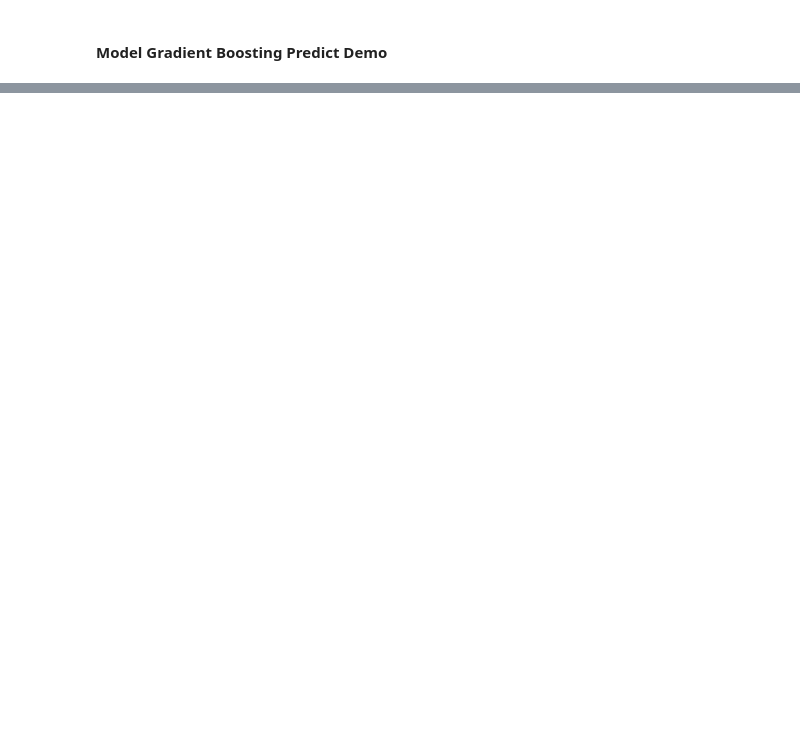
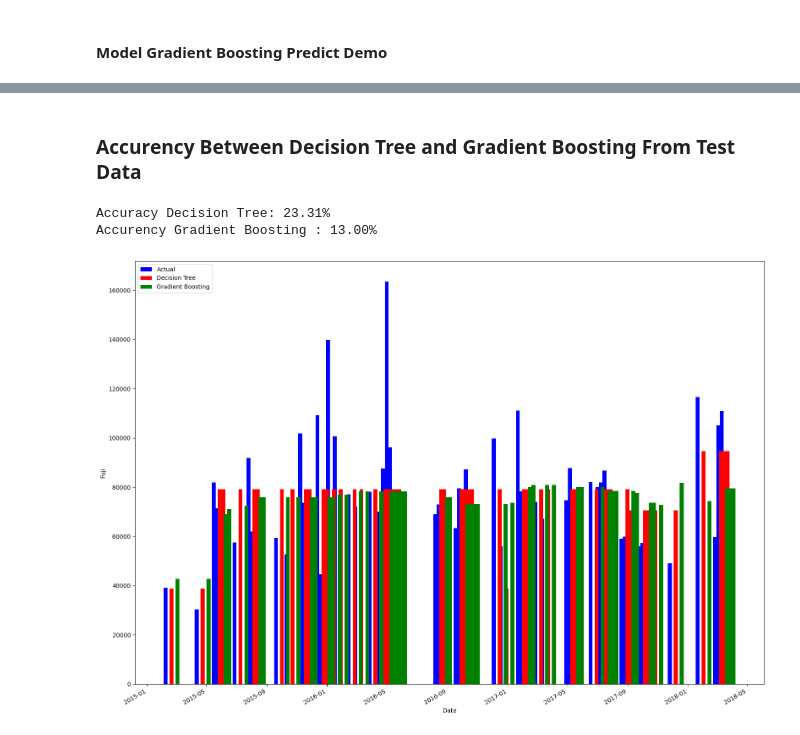
Before and after one commit to Ratchaphon1412/ai-project, a Jupyter notebook: Mini_Project_2_Main.ipynb, the cells around one changed output, grey strips where cells are left out. Cells and saved outputs as stored; diff of their text form; code cells hidden in the pictures; blank space fills up the shorter version.

```diff
--- a/Mini_Project_2_Main.ipynb
+++ b/Mini_Project_2_Main.ipynb
@@ -628,0 +689,4 @@ print(predicted_envi[0])
+# %%
+fuji.set_index('Date', inplace=True)
+fuji.sort_index(ascending=True)
+fuji
@@ -628,0 +708,5 @@ print(predicted_envi[0])
+# %%
+fuji.index = fuji.index.map(dt.datetime.toordinal)
+fuji.reset_index(inplace=True)
+fuji.rename(columns={'index': 'Date'}, inplace=True)
+fuji
@@ -628,0 +757,11 @@ print(predicted_envi[0])
+# %%
+# Create the Decision Tree Regressor model
+# model_decision = DecisionTreeRegressor(max_depth = 6, min_samples_split= 5, min_samples_leaf= 9)
+model_decision = DecisionTreeRegressor(max_depth=3, min_samples_leaf= 9, min_samples_split= 5)
+
+# Fit the model to the training data
+
+model_decision.fit(X_train, y_train)
+
+# Make predictions on the test data
+y_pred = model_decision.predict(X_test)
@@ -628,0 +770,5 @@ print(predicted_envi[0])
+# %%
+model_gradient = GradientBoostingRegressor(n_estimators=90, max_depth=1, subsample= 0.6)
+model_gradient.fit(X_train, y_train)
+
+y_pred_gradient = model_gradient.predict(X_test)
@@ -628,0 +796,28 @@ print(predicted_envi[0])
+# %% [markdown]
+### Accurency Between Decision Tree and Gradient Boosting From Test Data
+# %%
+print("Accuracy Decision Tree: {:.2f}%".format(model_decision.score(X_test, y_test) * 100))
+print("Accurency Gradient Boosting : {:.2f}%".format(model_gradient.score(X_test, y_test)  * 100))
+# %% [output]
+Accuracy Decision Tree: 23.31%
+Accurency Gradient Boosting : 13.00%
+# %%
+
+X_test['Date'] = pd.to_datetime(X_test['Date'].apply(dt.datetime.fromordinal))
+
+
+fig, ax = plt.subplots(figsize=(16, 11))
+
+bar_width = 12
+ax.set_xlabel('Date')
+ax.set_ylabel('Fuji')
+ax.bar(X_test['Date'], y_test, color='blue', label='Actual', width=8)
+ax.bar(X_test['Date'] + pd.DateOffset(days=bar_width), y_pred, color='red', label='Decision Tree', width=8)
+ax.bar(X_test['Date'] + 2*pd.DateOffset(days=bar_width), y_pred_gradient, color='green', label='Gradient Boosting', width=8)
+
+
+plt.legend(loc=2)
+fig.autofmt_xdate()
+plt.tight_layout()
+# %% [output]
+[figure, added]
```
Also changed, not shown: parts of 34 cells of this notebook.
